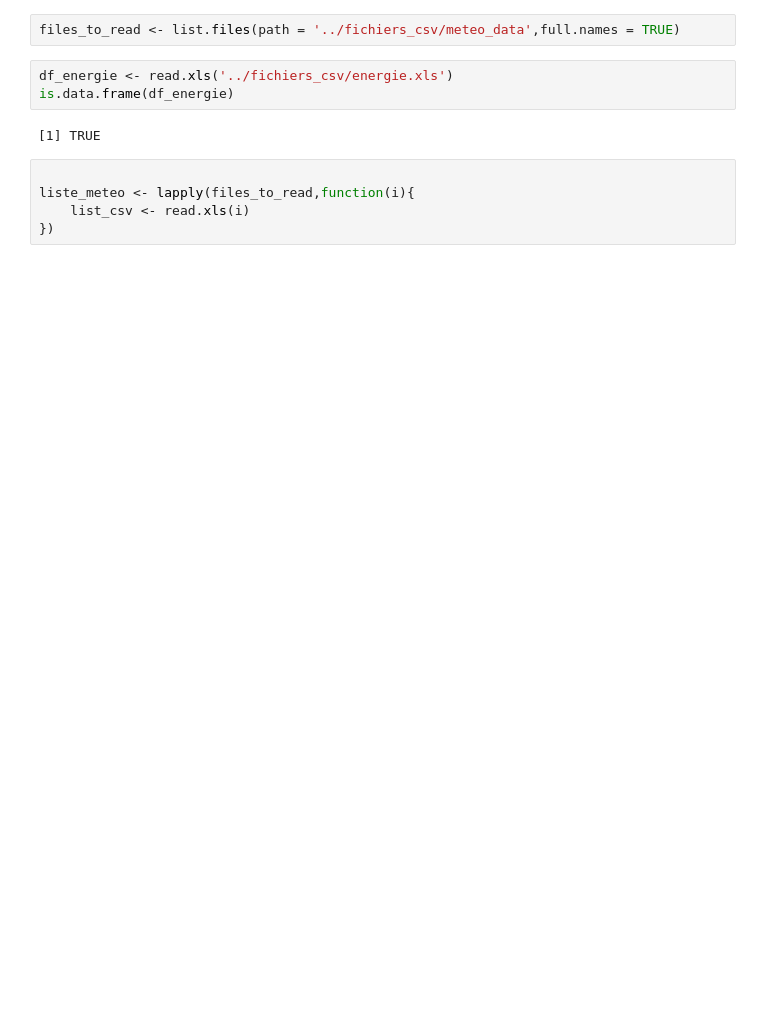
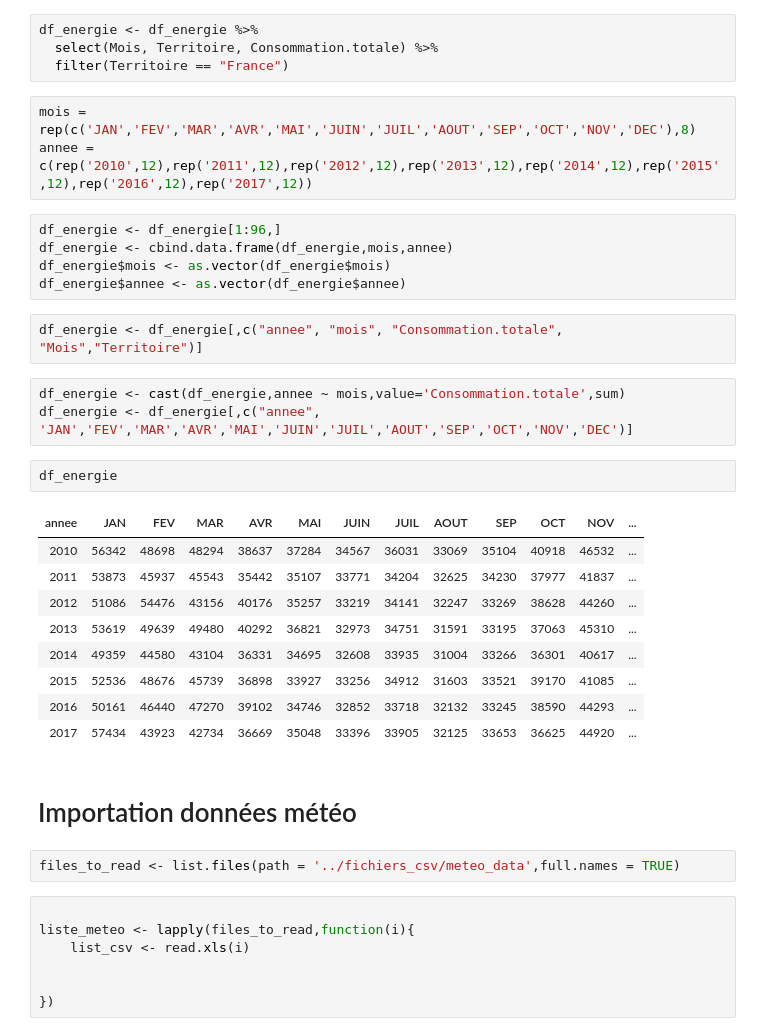
Before and after one commit to Silvock/projet_9_temporal_series, a Jupyter notebook: notebook/analyse.ipynb, the cells around one changed output. Saved outputs shown, nothing was run; the diff lists cells and outputs as text; blank space fills up the shorter version.

```diff
--- a/notebook/analyse.ipynb
+++ b/notebook/analyse.ipynb
@@ -21,14 +71,42 @@ The following object is masked from ‘package:base’:
+# %%
+df_energie <- df_energie %>%
+  select(Mois, Territoire, Consommation.totale) %>%
+  filter(Territoire == "France")
+# %%
+mois = rep(c('JAN','FEV','MAR','AVR','MAI','JUIN','JUIL','AOUT','SEP','OCT','NOV','DEC'),8)
+annee = c(rep('2010',12),rep('2011',12),rep('2012',12),rep('2013',12),rep('2014',12),rep('2015',12),rep('2016',12),rep('2017',12))
+# %%
+df_energie <- df_energie[1:96,]
+df_energie <- cbind.data.frame(df_energie,mois,annee)
+df_energie$mois <- as.vector(df_energie$mois)
+df_energie$annee <- as.vector(df_energie$annee)
+# %%
+df_energie <- df_energie[,c("annee", "mois", "Consommation.totale", "Mois","Territoire")]
+# %%
+df_energie <- cast(df_energie,annee ~ mois,value='Consommation.totale',sum)
+df_energie <- df_energie[,c("annee", 'JAN','FEV','MAR','AVR','MAI','JUIN','JUIL','AOUT','SEP','OCT','NOV','DEC')]
+# %%
+df_energie
+# %% [output]
+| annee | JAN | FEV | MAR | AVR | MAI | JUIN | JUIL | AOUT | SEP | OCT | NOV | ... |
+| 2010 | 56342 | 48698 | 48294 | 38637 | 37284 | 34567 | 36031 | 33069 | 35104 | 40918 | 46532 | ... |
+| 2011 | 53873 | 45937 | 45543 | 35442 | 35107 | 33771 | 34204 | 32625 | 34230 | 37977 | 41837 | ... |
+| 2012 | 51086 | 54476 | 43156 | 40176 | 35257 | 33219 | 34141 | 32247 | 33269 | 38628 | 44260 | ... |
+| 2013 | 53619 | 49639 | 49480 | 40292 | 36821 | 32973 | 34751 | 31591 | 33195 | 37063 | 45310 | ... |
+| 2014 | 49359 | 44580 | 43104 | 36331 | 34695 | 32608 | 33935 | 31004 | 33266 | 36301 | 40617 | ... |
+| 2015 | 52536 | 48676 | 45739 | 36898 | 33927 | 33256 | 34912 | 31603 | 33521 | 39170 | 41085 | ... |
+| 2016 | 50161 | 46440 | 47270 | 39102 | 34746 | 32852 | 33718 | 32132 | 33245 | 38590 | 44293 | ... |
+| 2017 | 57434 | 43923 | 42734 | 36669 | 35048 | 33396 | 33905 | 32125 | 33653 | 36625 | 44920 | ... |
+# %% [markdown]
+# Importation données météo
 # %%
 files_to_read <- list.files(path = '../fichiers_csv/meteo_data',full.names = TRUE)
-# %%
-df_energie <- read.xls('../fichiers_csv/energie.xls')
-is.data.frame(df_energie)
-# %% [output]
-[1] TRUE
 # %%
 
 liste_meteo <- lapply(files_to_read,function(i){
     list_csv <- read.xls(i)
+
+
 })
 # %%
 df_meteo <- lapply(liste_meteo,function(i){
```
Also changed, not shown: parts of 25 cells of this notebook, 1 other file.
